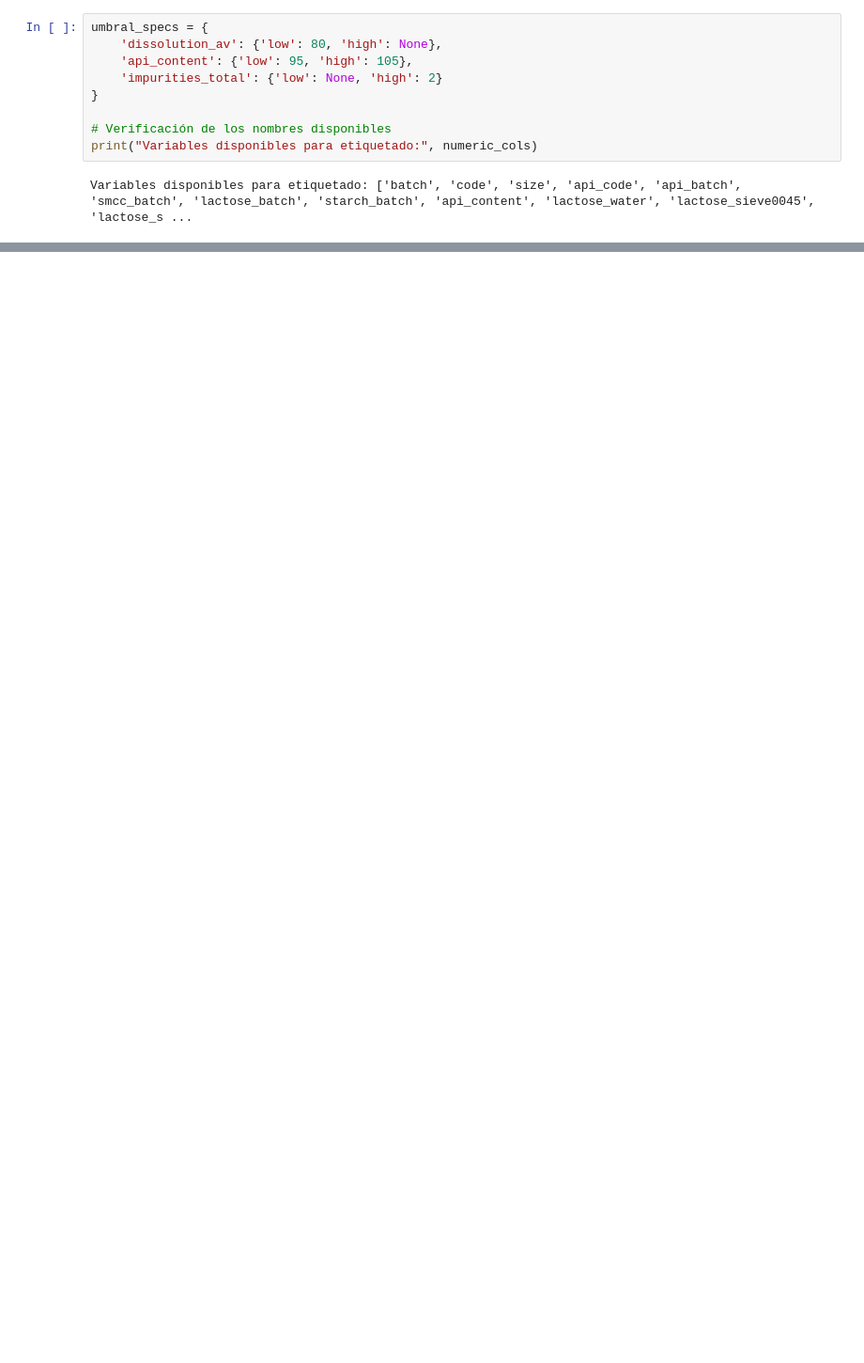
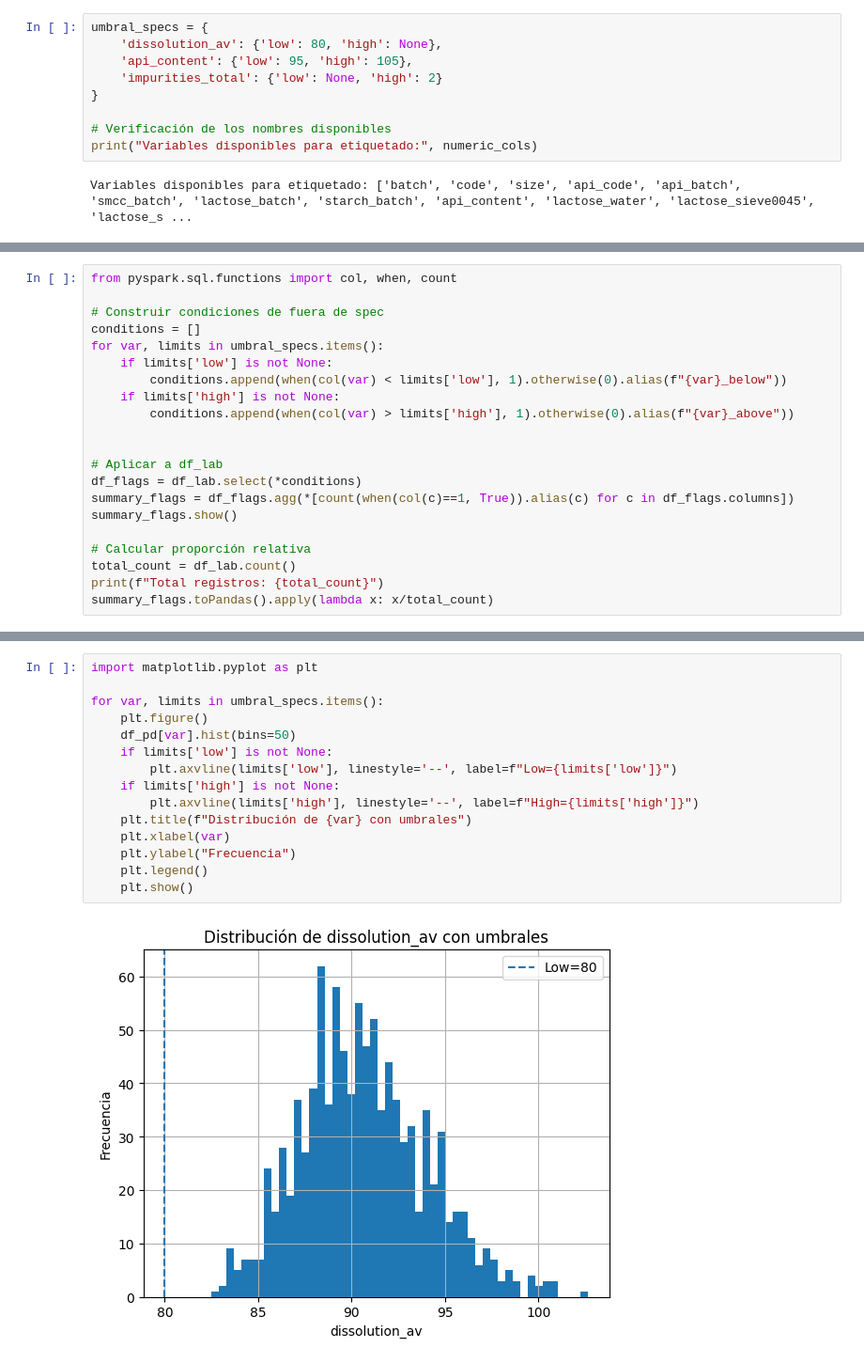
Before and after one commit to jillpg/AnomalyDetection4Pharma, a Jupyter notebook: notebooks/EDA.ipynb, the cells around one changed output, grey strips where cells are left out. Shown at 94% size. Drawn from its saved outputs; the diff is of its cells as text; blank space fills up the shorter version.

```diff
--- a/notebooks/EDA.ipynb
+++ b/notebooks/EDA.ipynb
@@ -290,0 +300,21 @@ Variables disponibles para etiquetado: ['batch', 'code', 'size', 'api_code', 'ap
+# %%
+from pyspark.sql.functions import col, when, count
+
+# Construir condiciones de fuera de spec
+conditions = []
+for var, limits in umbral_specs.items():
+    if limits['low'] is not None:
+        conditions.append(when(col(var) < limits['low'], 1).otherwise(0).alias(f"{var}_below"))
+    if limits['high'] is not None:
+        conditions.append(when(col(var) > limits['high'], 1).otherwise(0).alias(f"{var}_above"))
+
+
+# Aplicar a df_lab
+df_flags = df_lab.select(*conditions)
+summary_flags = df_flags.agg(*[count(when(col(c)==1, True)).alias(c) for c in df_flags.columns])
+summary_flags.show()
+
+# Calcular proporción relativa
+total_count = df_lab.count()
+print(f"Total registros: {total_count}")
+summary_flags.toPandas().apply(lambda x: x/total_count)
@@ -290,0 +333,17 @@ Variables disponibles para etiquetado: ['batch', 'code', 'size', 'api_code', 'ap
+# %%
+import matplotlib.pyplot as plt
+
+for var, limits in umbral_specs.items():
+    plt.figure()
+    df_pd[var].hist(bins=50)
+    if limits['low'] is not None:
+        plt.axvline(limits['low'], linestyle='--', label=f"Low={limits['low']}")
+    if limits['high'] is not None:
+        plt.axvline(limits['high'], linestyle='--', label=f"High={limits['high']}")
+    plt.title(f"Distribución de {var} con umbrales")
+    plt.xlabel(var)
+    plt.ylabel("Frecuencia")
+    plt.legend()
+    plt.show()
+# %% [output]
+[figure, added]
```
Also changed, not shown: parts of 23 cells of this notebook, 2 other files.
